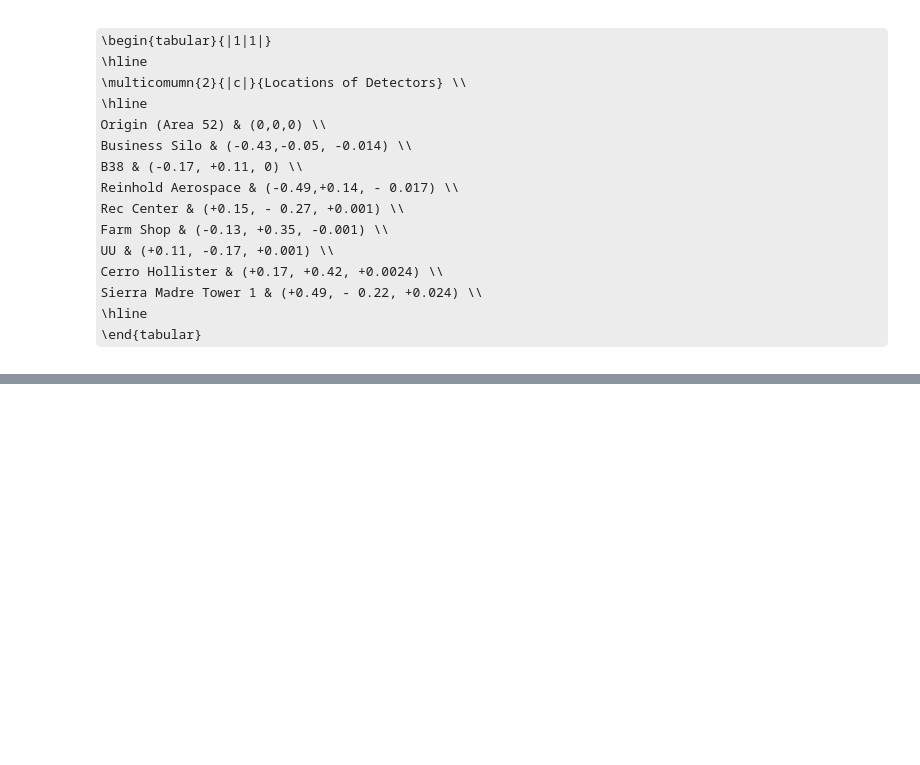
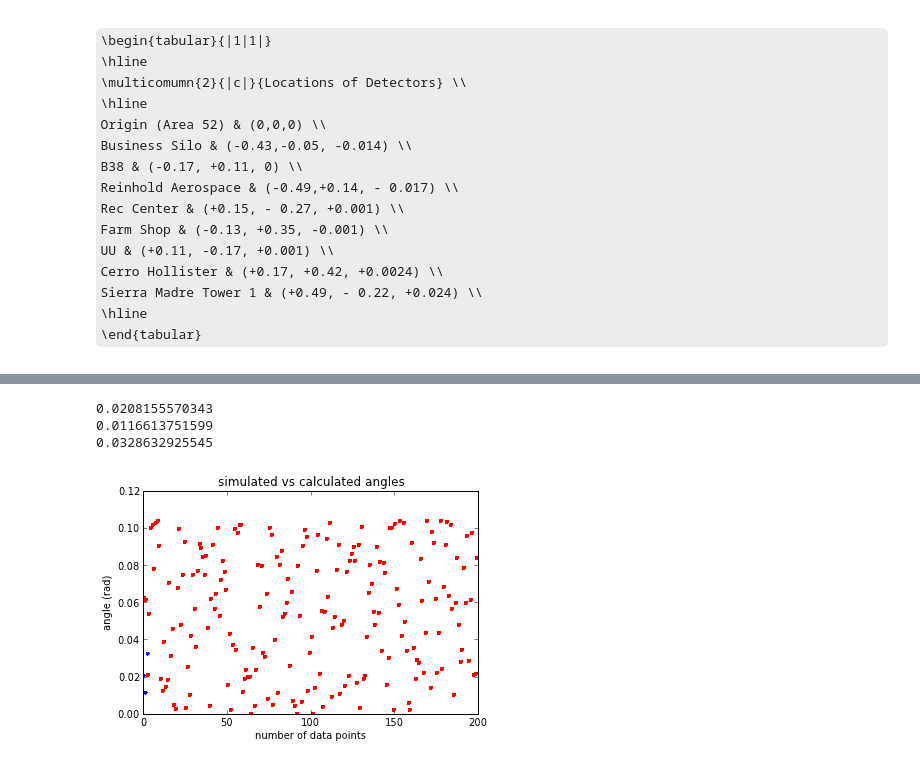
Before and after one commit to kreyno10/PHYS202-S13, a Jupyter notebook: Projects/Multilateration for Cosmic Ray Detection.ipynb, the cells around one changed output, grey strips where cells are left out. Drawn from its saved outputs; the diff is of its cells as text; code cells hidden in the pictures; some formulas as TeX source; blank space fills up the shorter version.

```diff
--- a/Projects/Multilateration for Cosmic Ray Detection.ipynb
+++ b/Projects/Multilateration for Cosmic Ray Detection.ipynb
@@ -333,0 +298,33 @@ while i < len(dets):
+# %%
+#incident angle of collision in upper atmosphere
+i = 2 #start at index of 2 in dets
+calc_angle = []
+locs = [[.1,-.02,14.5],[-.04,.5,15],[.07,.08,15.7]] #these locs are totally made up. i just wanted to show that the angle code would work.
+#locs should really be a list of the (x,y,z) coords solved by the algorithm. ...which doesn't work. :(
+if i < len(dets):
+    for n in locs:
+        L = sqrt((n[0] - locx[i])**2 + (n[1] - locy[i])**2) #distance formula from collision location to  one detector hit in collision
+        l = n[2] #z coords of collision, height from ground collision occured
+        theta = math.atan(L/l)
+        i += 3
+        print theta
+        calc_angle.append(theta)
+# %% [output]
+0.0208155570343
+0.0116613751599
+0.0328632925545
+# %%
+for n in range(N):
+    i = arange(0, 200, 1)
+    plot(i, angle, 'r.')
+for j in range(len(locs)):
+    i = arange(0, len(locs), 1)
+    plot(i, calc_angle, 'b.')
+
+xlabel('number of data points')
+ylabel('angle (rad)')
+title('simulated vs calculated angles')
+legend(loc='best')
+show()
+# %% [output]
+[figure, added]
```
Also changed, not shown: parts of 9 cells of this notebook, 1 other file.
